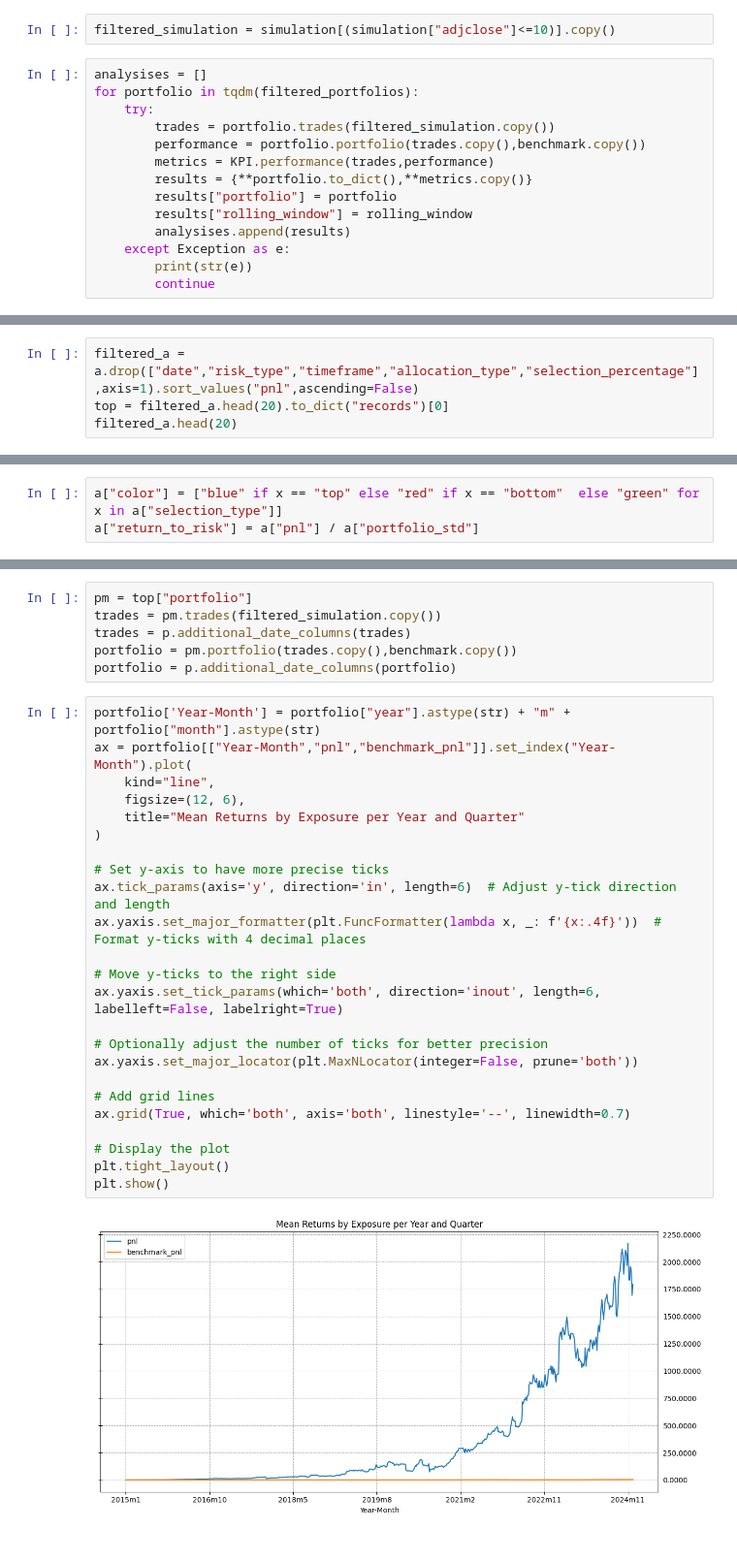
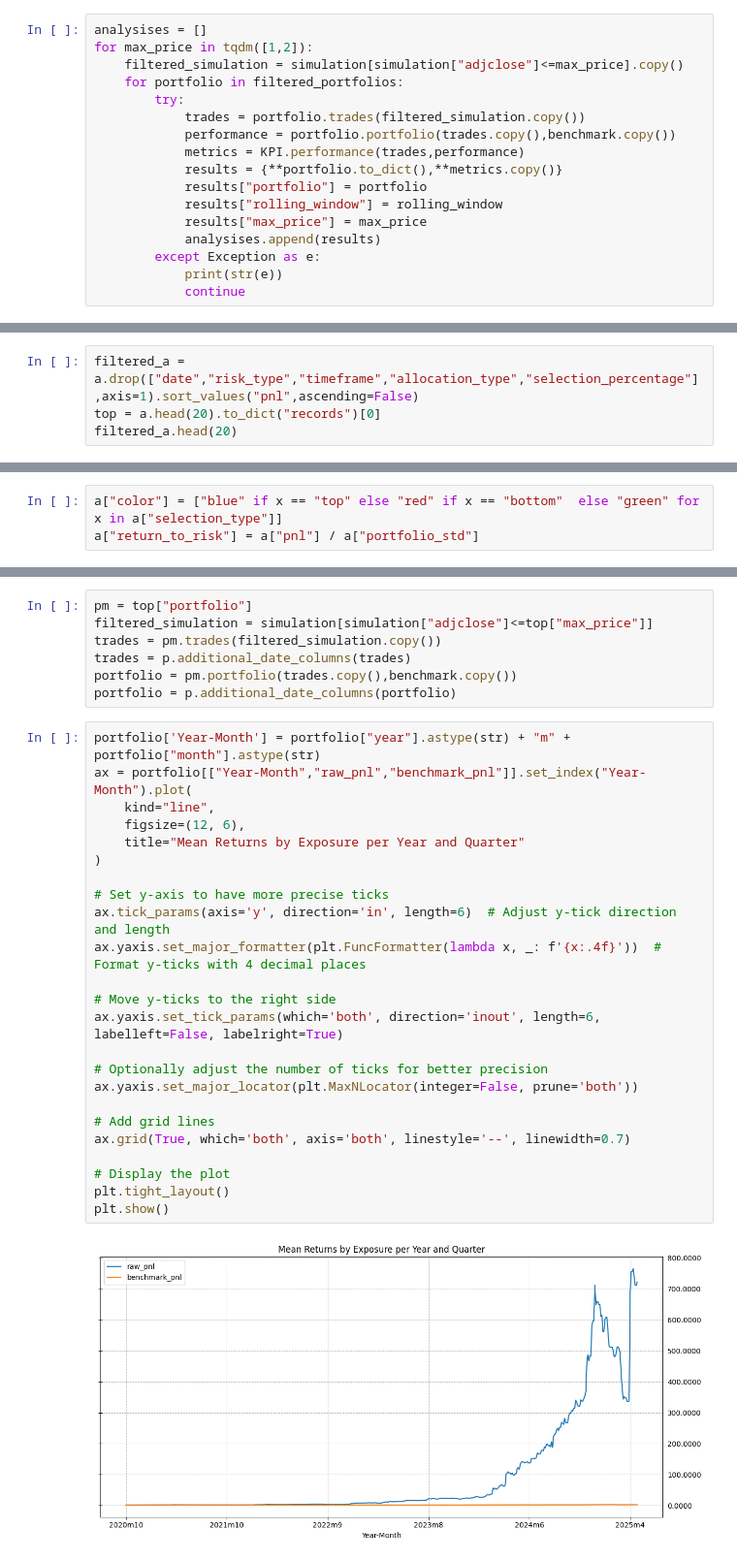
Before and after one commit to chung-ejy/orivault, a Jupyter notebook: studies/swing_trading_study/speculation_basic.ipynb, the cells around one changed output, grey strips where cells are left out. Shown at 97% size. Drawn from its saved outputs; the diff is of its cells as text.

Commit message:
price maximums

```diff
--- a/studies/swing_trading_study/speculation_basic.ipynb
+++ b/studies/swing_trading_study/speculation_basic.ipynb
@@ -103,19 +93,20 @@ Index(['date', 'close', 'high', 'low', 'open', 'volume', 'adjclose', 'adjhigh',
-# %%
-filtered_simulation = simulation[(simulation["adjclose"]<=10)].copy()
 # %%
 analysises = []
-for portfolio in tqdm(filtered_portfolios):
-    try:
-        trades = portfolio.trades(filtered_simulation.copy())
-        performance = portfolio.portfolio(trades.copy(),benchmark.copy())
-        metrics = KPI.performance(trades,performance)
-        results = {**portfolio.to_dict(),**metrics.copy()}
-        results["portfolio"] = portfolio
-        results["rolling_window"] = rolling_window
-        analysises.append(results)
-    except Exception as e:
-        print(str(e))
-        continue
+for max_price in tqdm([1,2]):
+    filtered_simulation = simulation[simulation["adjclose"]<=max_price].copy()
+    for portfolio in filtered_portfolios:
+        try:
+            trades = portfolio.trades(filtered_simulation.copy())
+            performance = portfolio.portfolio(trades.copy(),benchmark.copy())
+            metrics = KPI.performance(trades,performance)
+            results = {**portfolio.to_dict(),**metrics.copy()}
+            results["portfolio"] = portfolio
+            results["rolling_window"] = rolling_window
+            results["max_price"] = max_price
+            analysises.append(results)
+        except Exception as e:
+            print(str(e))
+            continue
 # %%
 a = pd.DataFrame(analysises)
 # %%
@@ -125,6 +116,6 @@ orivault.store("results",a.drop("portfolio",axis=1))
 orivault.disconnect()
 # %%
 filtered_a = a.drop(["date","risk_type","timeframe","allocation_type","selection_percentage"],axis=1).sort_values("pnl",ascending=False)
-top = filtered_a.head(20).to_dict("records")[0]
+top = a.head(20).to_dict("records")[0]
 filtered_a.head(20)
 # %% [output]
@@ -174,33 +174,34 @@ plt.show()
 # %%
 pm = top["portfolio"]
+filtered_simulation = simulation[simulation["adjclose"]<=top["max_price"]]
 trades = pm.trades(filtered_simulation.copy())
 trades = p.additional_date_columns(trades)
 portfolio = pm.portfolio(trades.copy(),benchmark.copy())
 portfolio = p.additional_date_columns(portfolio)
 # %%
 portfolio['Year-Month'] = portfolio["year"].astype(str) + "m" + portfolio["month"].astype(str)
-ax = portfolio[["Year-Month","pnl","benchmark_pnl"]].set_index("Year-Month").plot(
+ax = portfolio[["Year-Month","raw_pnl","benchmark_pnl"]].set_index("Year-Month").plot(
     kind="line",
     figsize=(12, 6),
     title="Mean Returns by Exposure per Year and Quarter"
 )
 
 # Set y-axis to have more precise ticks
 ax.tick_params(axis='y', direction='in', length=6)  # Adjust y-tick direction and length
 ax.yaxis.set_major_formatter(plt.FuncFormatter(lambda x, _: f'{x:.4f}'))  # Format y-ticks with 4 decimal places
 
 # Move y-ticks to the right side
 ax.yaxis.set_tick_params(which='both', direction='inout', length=6, labelleft=False, labelright=True)
 
 # Optionally adjust the number of ticks for better precision
 ax.yaxis.set_major_locator(plt.MaxNLocator(integer=False, prune='both'))
 
 # Add grid lines
 ax.grid(True, which='both', axis='both', linestyle='--', linewidth=0.7)
 
 # Display the plot
 plt.tight_layout()
 plt.show()
 # %% [output]
-[figure, old version]
+[figure, new version]
 # %%
```
Also changed, not shown: parts of 11 cells of this notebook, 8 other files.
